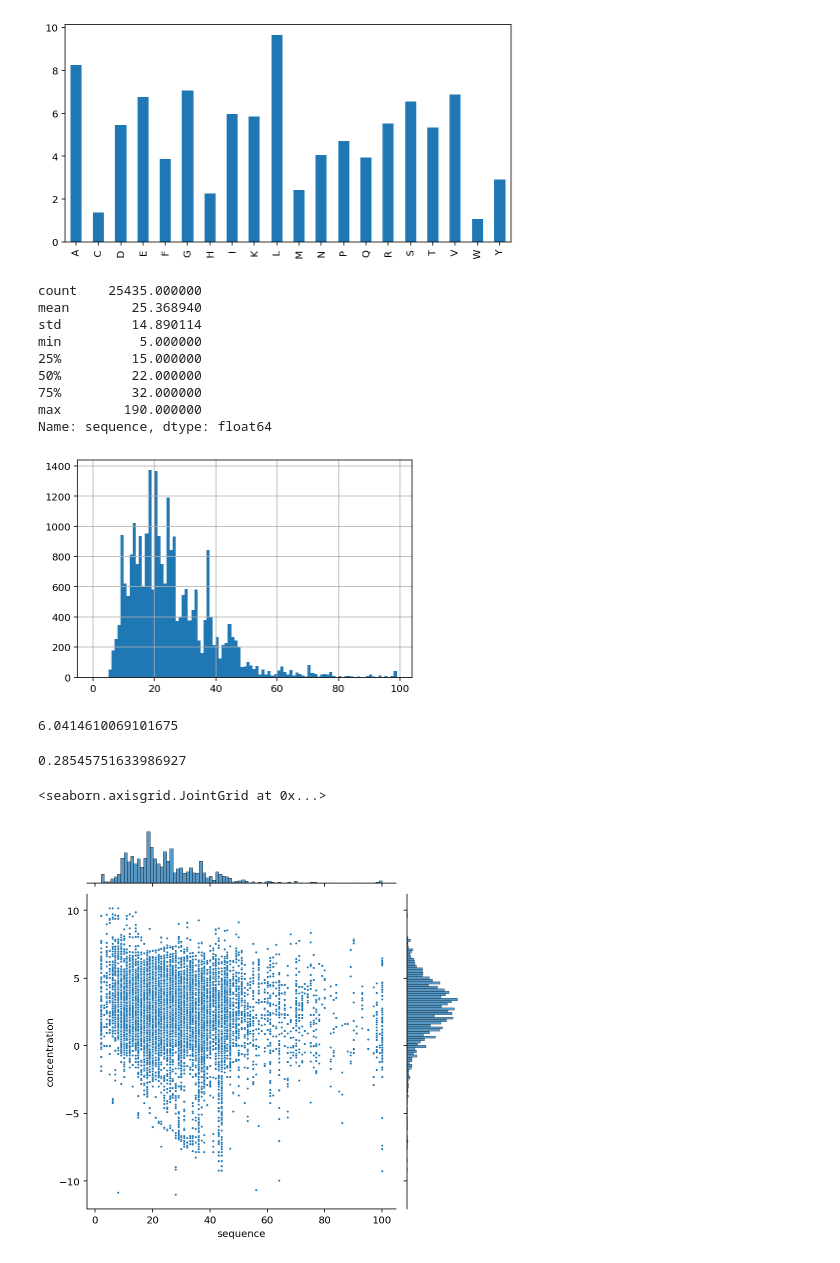
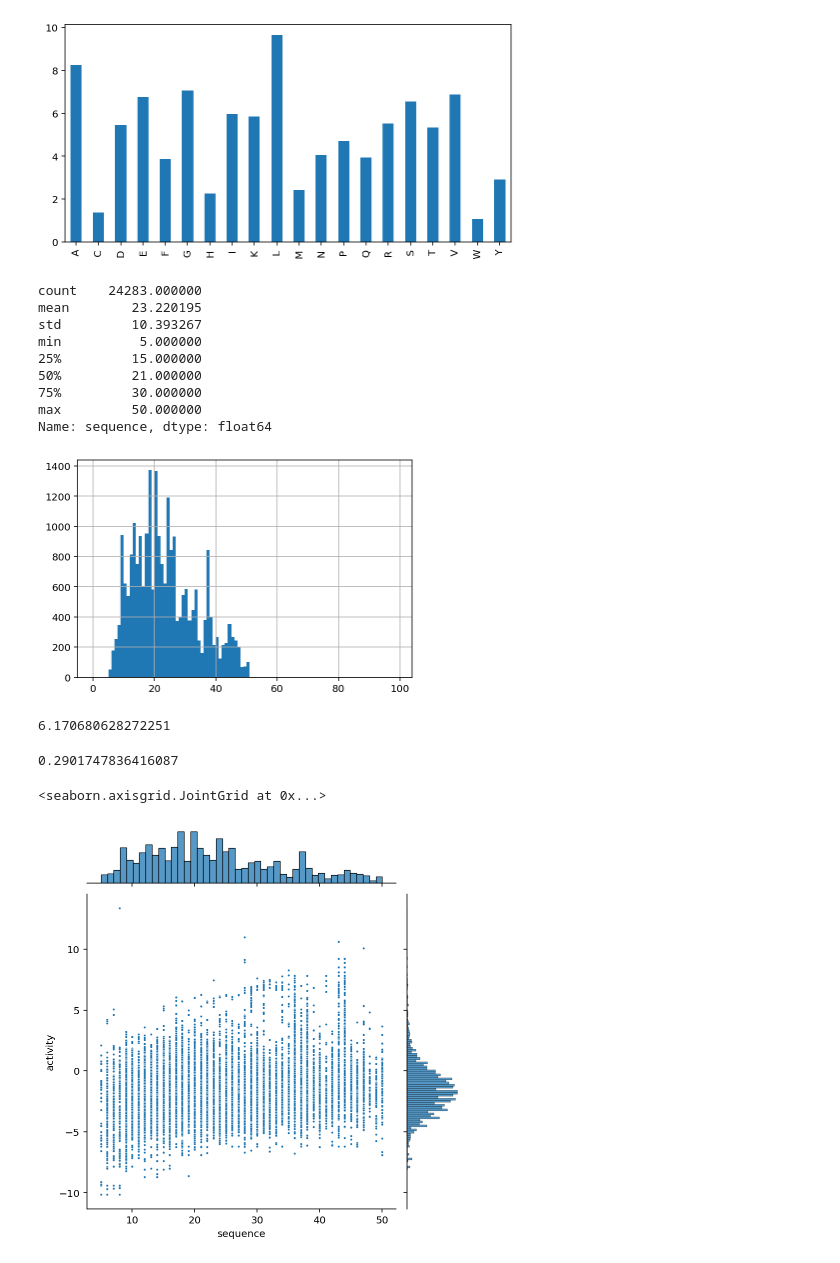
Before and after one commit to murphy17/MSPretraining, a Jupyter notebook: DBAASPStats.ipynb, the cells around one changed output. Drawn from its saved outputs; the diff is of its cells as text; code cells hidden in the pictures.

```diff
--- a/DBAASPStats.ipynb
+++ b/DBAASPStats.ipynb
@@ -8,9 +8,8 @@ import seaborn as sns
 %autoreload 2
 from src.cdhit import CDHIT
 # %%
-# just because something is present doesn't mean it's active!
 aas = 'ACDEFGHIKLMNOPQRSTVWY'
-aa_mw = 110 * 1e-3 # average AA. not sure I got the unit rights here...
+aa_mw = 110 # average AA in mol/L
 
 dbaasp = pd.read_csv('./data/peptides-complete.csv')
 
@@ -52,7 +51,9 @@ df = df.loc[df['activity'].str.fullmatch(r'\d+(\.\d+)?')]
 df['activity'] = df['activity'].astype(float)
 
 is_density = dbaasp['TARGET ACTIVITY - UNIT']=="µg/ml"
-df['activity'].loc[is_density] = df['activity'][is_density] * df['sequence'][is_density].map(len) * aa_mw
+# unsure about this calculation. below makes sense, but leads to bimodal log-distribution. omitting 1e-3 makes unimodal
+# uM = umol/L = (ug/mL)(mol/g) x 1e-3
+df.loc[is_density,'activity'] = df['activity'][is_density] * df['sequence'][is_density].map(len) / aa_mw
 
 df['activity'] = -np.log(df['activity'])
 
@@ -60,6 +61,7 @@ df['activity'] = -np.log(df['activity'])
 df = df.groupby(['target','sequence'],as_index=False).mean()
 
 df = df.loc[df['sequence'].map(len) >= 5] # CDHIT needs...
+df = df.loc[df['sequence'].map(len) <= 50]
 
 df
 # %% [output]
@@ -134,34 +132,35 @@ pd.Series(swissprot).sort_index().plot(kind='bar',figsize=(8,4));
 df['sequence'].map(len).hist(bins=range(100));
 df['sequence'].map(len).describe()
 # %% [output]
-count    25435.000000
-mean        25.368940
-std         14.890114
+count    24283.000000
+mean        23.220195
+std         10.393267
 min          5.000000
 25%         15.000000
-50%         22.000000
-75%         32.000000
-max        190.000000
+50%         21.000000
+75%         30.000000
+max         50.000000
 Name: sequence, dtype: float64
-[figure, old version]
+[figure, new version]
 # %%
 # These are less redundant than the mass spectra: ~13/cluster at 50% similarity there
 clusters_50 = CDHIT(threshold=0.5, word_length=3).fit_predict(df['sequence'])
 df['sequence'].nunique() / len(set(clusters_50))
 # %% [output]
-6.0414610069101675
+6.170680628272251
 # %%
 # 29% of sequences here are tryptic. Overrepresented relative to e.g. SwissProt
 tryptic_sequences = [s for s in set(df['sequence']) if s[-1] in 'RK']
 len(tryptic_sequences) / df['sequence'].nunique()
 # %% [output]
-0.28545751633986927
+0.2901747836416087
 # %%
 # Relation between length and activity?
-sns.jointplot(x=df['sequence'].map(len).clip(0,100), y=df['activity'], kind='scatter', joint_kws={'s':5})
+sns.jointplot(x=df['sequence'].map(len), y=df['activity'],
+              kind='scatter', joint_kws={'s':5})
 # %% [output]
 <seaborn.axisgrid.JointGrid at 0x...>
-[figure, old version]
+[figure, new version]
 # %%
 # is this surprising? is it artifact of my density->molarity conversion???
 sns.pairplot(
```
Also changed, not shown: parts of 7 cells of this notebook, 4 other files.
